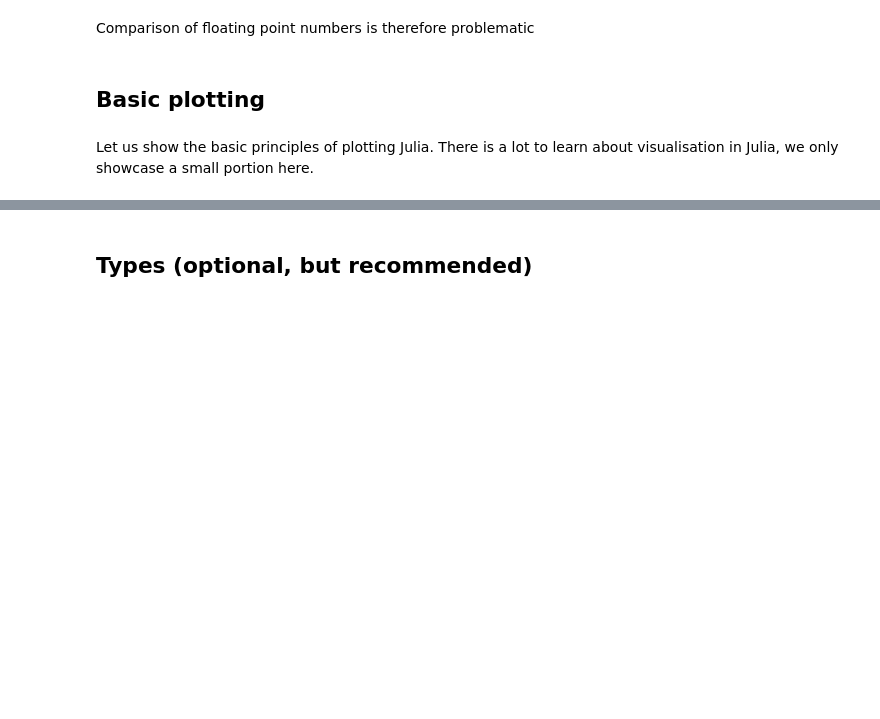
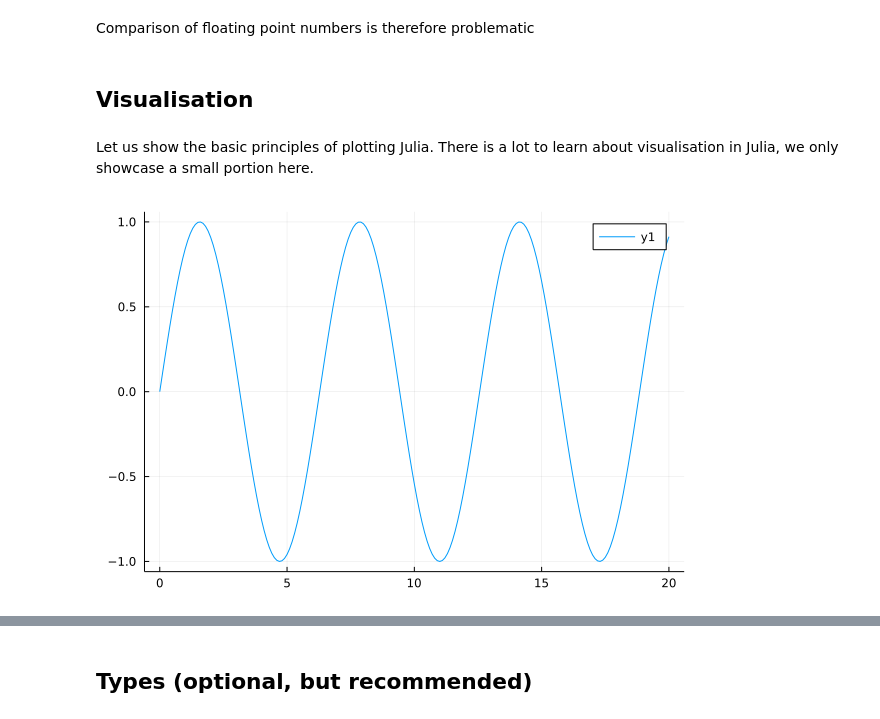
Before and after one commit to DawievLill/Macro-318, a Jupyter notebook: notebooks/tut1_introduction.ipynb, the cells around one changed output, grey strips where cells are left out. Cells and saved outputs as stored; diff of their text form; code cells hidden in the pictures; blank space fills up the shorter version.

Commit message:
Visualisation

```diff
--- a/notebooks/tut1_introduction.ipynb
+++ b/notebooks/tut1_introduction.ipynb
@@ -803,7 +827,15 @@ a = 0.001
 b = 11.11
 c = 1000
 test = (a*c)/(b*c) == a/b
-# %% [markdown]
-## Basic plotting
+# %% [markdown]
+## Visualisation
 # %% [markdown]
 Let us show the basic principles of plotting Julia. There is a lot to learn about visualisation in Julia, we only showcase a small portion here.
+# %%
+xs = 0:0.1:20;
+# %%
+ys = sin.(xs); # we are using dot syntax - indicates broadcasting over the entire sequence
+# %%
+plot(xs, ys)
+# %% [output]
+[figure, added]
```
Also changed, not shown: parts of 20 cells of this notebook.
